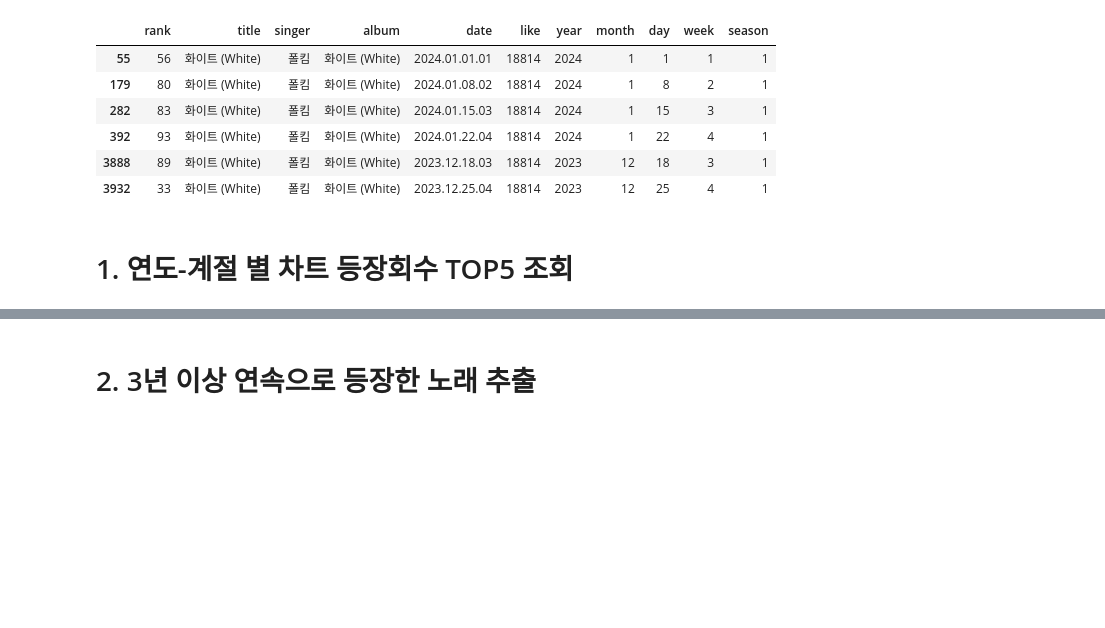
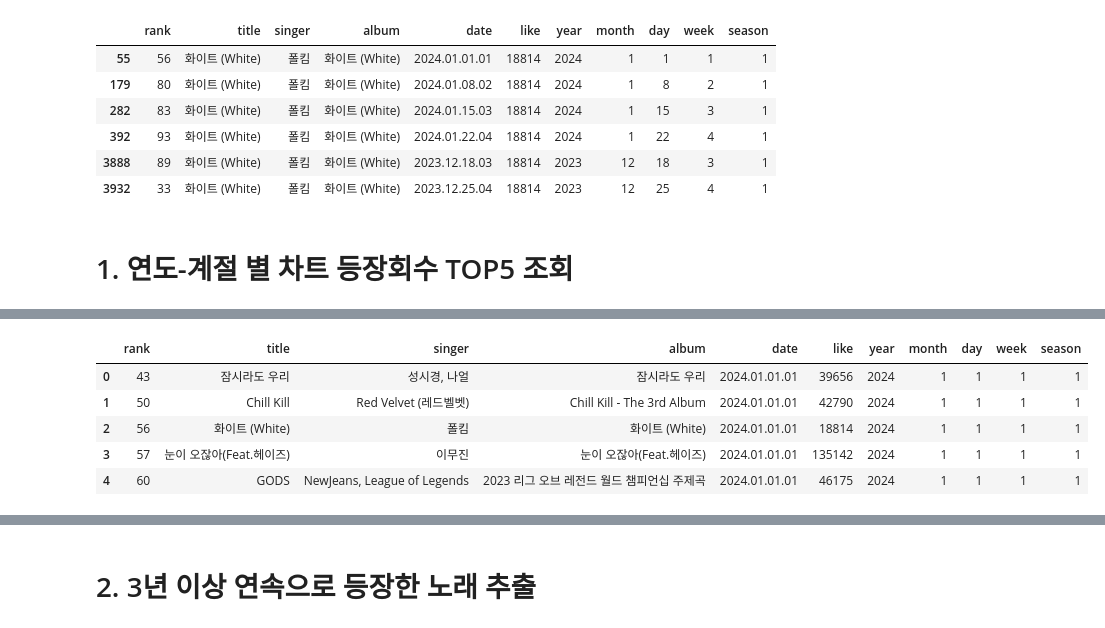
Before and after one commit to zjacom/Seasonal-songs, a Jupyter notebook: best5_elements.ipynb, the cells around one changed output, grey strips where cells are left out. Cells and saved outputs as stored; diff of their text form; code cells hidden in the pictures; blank space fills up the shorter version.

```diff
--- a/best5_elements.ipynb
+++ b/best5_elements.ipynb
@@ -184,3 +178,13 @@ data.loc[data.title == '화이트 (White)']
+# %%
+data = pd.read_csv("./except_both_title.csv")
+data.head()
+# %% [output]
+|  | rank | title | singer | album | date | like | year | month | day | week | season |
+| 0 | 43 | 잠시라도 우리 | 성시경, 나얼 | 잠시라도 우리 | 2024.01.01.01 | 39656 | 2024 | 1 | 1 | 1 | 1 |
+| 1 | 50 | Chill Kill | Red Velvet (레드벨벳) | Chill Kill - The 3rd Album | 2024.01.01.01 | 42790 | 2024 | 1 | 1 | 1 | 1 |
+| 2 | 56 | 화이트 (White) | 폴킴 | 화이트 (White) | 2024.01.01.01 | 18814 | 2024 | 1 | 1 | 1 | 1 |
+| 3 | 57 | 눈이 오잖아(Feat.헤이즈) | 이무진 | 눈이 오잖아(Feat.헤이즈) | 2024.01.01.01 | 135142 | 2024 | 1 | 1 | 1 | 1 |
+| 4 | 60 | GODS | NewJeans, League of Legends | 2023 리그 오브 레전드 월드 챔피언십 주제곡 | 2024.01.01.01 | 46175 | 2024 | 1 | 1 | 1 | 1 |
 # %%
 # 연도별 계절에 따른 가장 많이 등장한 title,singer,date
 # date ???
```
Also changed, not shown: parts of 15 cells of this notebook.
